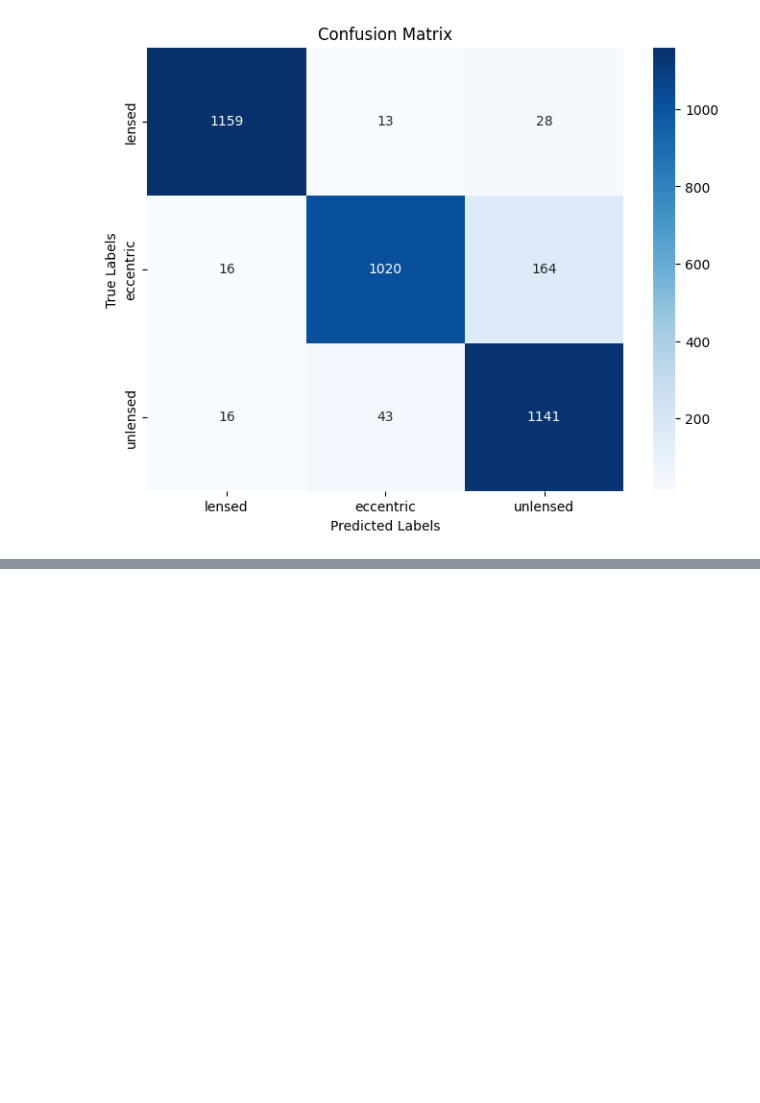
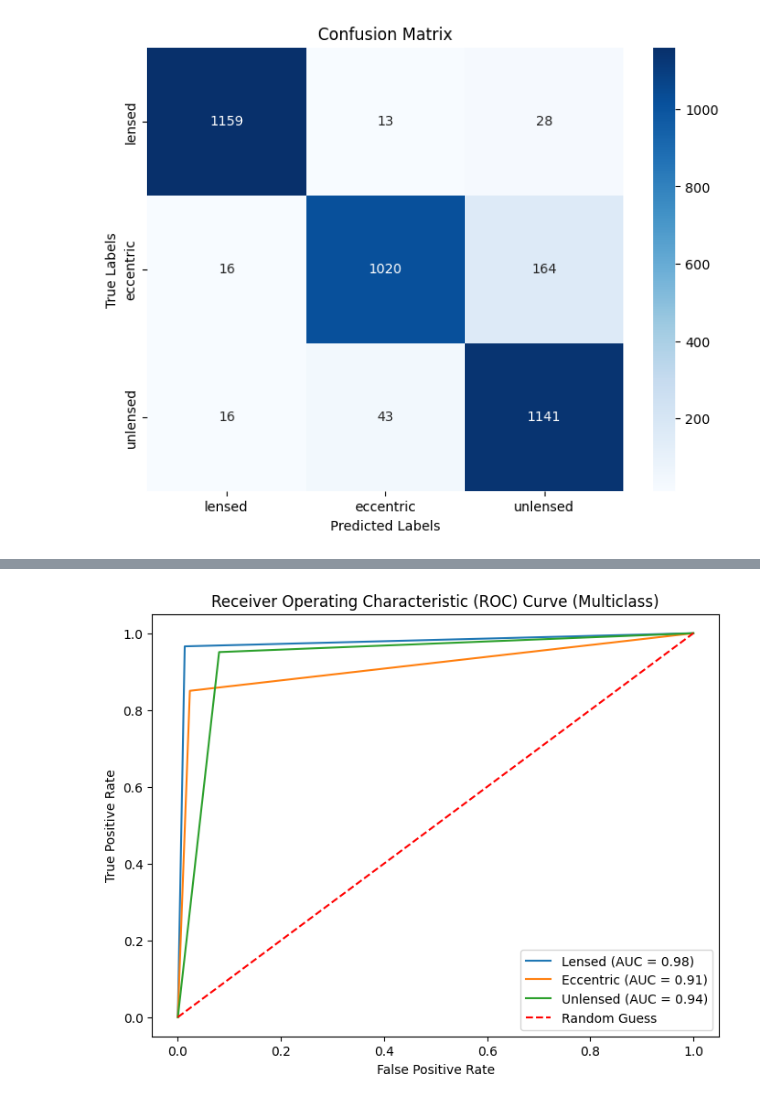
Before and after one commit to AfrozSaqlain/Eccentricity_vs_Lensed, a Jupyter notebook: cnn.ipynb, the cells around one changed output, grey strips where cells are left out. Saved outputs shown, nothing was run; the diff lists cells and outputs as text; code cells hidden in the pictures; blank space fills up the shorter version.

```diff
--- a/cnn.ipynb
+++ b/cnn.ipynb
@@ -321,6 +271,8 @@ def evaluate_model(model, test_loader, loss_fn, device, class_names=None):
     plt.ylabel('True Labels')
     plt.title('Confusion Matrix')
     plt.show()
+
+    return all_preds, all_labels
 # %%
 evaluate_model(model0, test_loader, loss_fn, device, class_names=['lensed', 'eccentric', 'unlensed'])
 # %% [output]
@@ -335,0 +291,8 @@ torch.save(model0.state_dict(), model_path)
+# %%
+model0 = CNN_Model().to(device)
+model_path = 'cnn_mode0.pth'
+model0.load_state_dict(torch.load(model_path))
+
+loss_fn = nn.CrossEntropyLoss()
+optimizer = torch.optim.Adam(model0.parameters(), lr=LR)
+scheduler = torch.optim.lr_scheduler.StepLR(optimizer, step_size=5, gamma=GAMMA)
@@ -335,0 +309,2 @@ torch.save(model0.state_dict(), model_path)
+# %%
+all_preds, all_labels = evaluate_model(model0, test_loader, loss_fn, device, class_names=['lensed', 'eccentric', 'unlensed'])
@@ -335,0 +314,42 @@ torch.save(model0.state_dict(), model_path)
+# %%
+# Assuming class_mapping and cm_labels are defined
+class_mapping = {0: 'Lensed', 1: 'Eccentric', 2: 'Unlensed'}
+cm_labels = ['Lensed', 'Eccentric', 'Unlensed']
+
+# If labels are class names (strings), use reverse mapping
+reverse_mapping = {v: k for k, v in class_mapping.items()}
+
+# Automatically handle both string and numeric input
+def to_numeric(labels):
+    if isinstance(labels[0], str):
+        return np.array([reverse_mapping[label] for label in labels])
+    return np.array(labels)
+
+all_labels_numeric = to_numeric(all_labels)
+all_preds_numeric = to_numeric(all_preds)
+
+# Binarize for one-vs-rest ROC computation
+binarizer = LabelBinarizer()
+all_labels_binarized = binarizer.fit_transform(all_labels_numeric)
+all_preds_binarized = binarizer.transform(all_preds_numeric)
+
+# If only two classes, LabelBinarizer returns 1 column; fix that:
+if all_labels_binarized.shape[1] == 1:
+    all_labels_binarized = np.hstack((1 - all_labels_binarized, all_labels_binarized))
+    all_preds_binarized = np.hstack((1 - all_preds_binarized, all_preds_binarized))
+
+# Plot ROC
+plt.figure(figsize=(8, 6))
+for i, class_name in enumerate(cm_labels):
+    fpr, tpr, _ = roc_curve(all_labels_binarized[:, i], all_preds_binarized[:, i])
+    roc_auc = auc(fpr, tpr)
+    plt.plot(fpr, tpr, label=f'{class_name} (AUC = {roc_auc:.2f})')
+
+plt.plot([0, 1], [0, 1], color='red', linestyle='--', label='Random Guess')
+plt.xlabel('False Positive Rate')
+plt.ylabel('True Positive Rate')
+plt.title('Receiver Operating Characteristic (ROC) Curve (Multiclass)')
+plt.legend(loc='lower right')
+plt.show()
+# %% [output]
+[figure, added]
```
Also changed, not shown: parts of 7 cells of this notebook, 2 other files.
